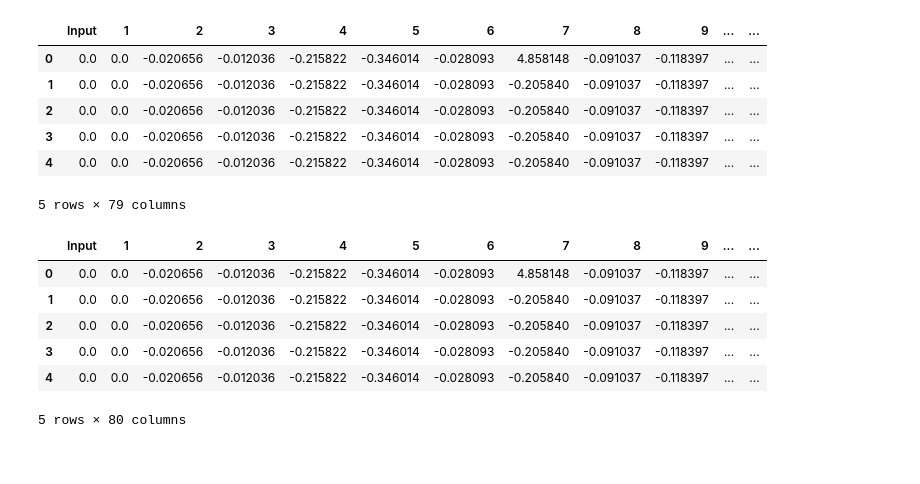
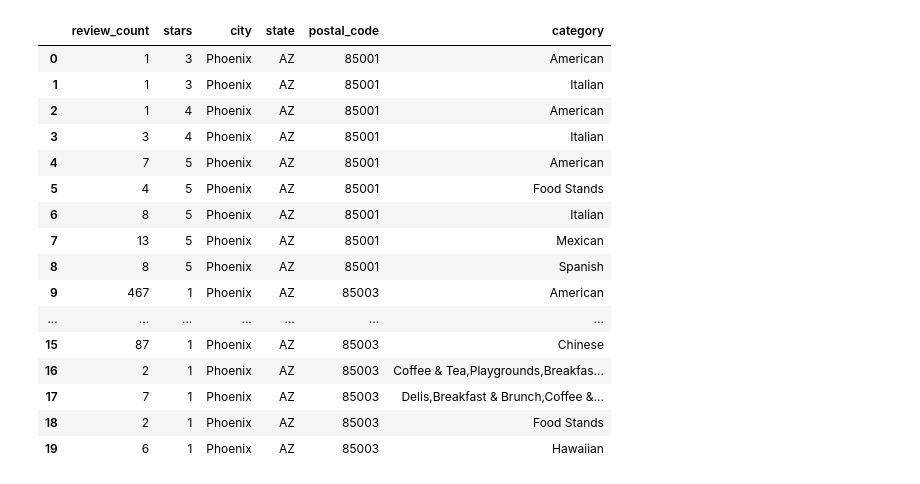
Before and after one commit to shaile09/Projects, a Jupyter notebook: YelpDeepLearning.ipynb, the cells around one changed output. Saved outputs shown, nothing was run; the diff lists cells and outputs as text; code cells hidden in the pictures.

```diff
--- a/YelpDeepLearning.ipynb
+++ b/YelpDeepLearning.ipynb
@@ -204,26 +21,24 @@ Output_df = Output_df.rename(columns={0:'Predition'})
-# %%
- X_df = pd.DataFrame(X_test_scaled)
- X_df = X_df.rename(columns={0:'Input'})
- X_df.head()
-# %% [output]
-|  | Input | 1 | 2 | 3 | 4 | 5 | 6 | 7 | 8 | 9 | ... | ... |
-| 0 | 0.0 | 0.0 | -0.020656 | -0.012036 | -0.215822 | -0.346014 | -0.028093 | 4.858148 | -0.091037 | -0.118397 | ... | ... |
-| 1 | 0.0 | 0.0 | -0.020656 | -0.012036 | -0.215822 | -0.346014 | -0.028093 | -0.205840 | -0.091037 | -0.118397 | ... | ... |
-| 2 | 0.0 | 0.0 | -0.020656 | -0.012036 | -0.215822 | -0.346014 | -0.028093 | -0.205840 | -0.091037 | -0.118397 | ... | ... |
-| 3 | 0.0 | 0.0 | -0.020656 | -0.012036 | -0.215822 | -0.346014 | -0.028093 | -0.205840 | -0.091037 | -0.118397 | ... | ... |
-| 4 | 0.0 | 0.0 | -0.020656 | -0.012036 | -0.215822 | -0.346014 | -0.028093 | -0.205840 | -0.091037 | -0.118397 | ... | ... |
-5 rows × 79 columns
-# %%
- X_df['Predition']=Output_df['Predition']
- X_df.head()
-# %% [output]
-|  | Input | 1 | 2 | 3 | 4 | 5 | 6 | 7 | 8 | 9 | ... | ... |
-| 0 | 0.0 | 0.0 | -0.020656 | -0.012036 | -0.215822 | -0.346014 | -0.028093 | 4.858148 | -0.091037 | -0.118397 | ... | ... |
-| 1 | 0.0 | 0.0 | -0.020656 | -0.012036 | -0.215822 | -0.346014 | -0.028093 | -0.205840 | -0.091037 | -0.118397 | ... | ... |
-| 2 | 0.0 | 0.0 | -0.020656 | -0.012036 | -0.215822 | -0.346014 | -0.028093 | -0.205840 | -0.091037 | -0.118397 | ... | ... |
-| 3 | 0.0 | 0.0 | -0.020656 | -0.012036 | -0.215822 | -0.346014 | -0.028093 | -0.205840 | -0.091037 | -0.118397 | ... | ... |
-| 4 | 0.0 | 0.0 | -0.020656 | -0.012036 | -0.215822 | -0.346014 | -0.028093 | -0.205840 | -0.091037 | -0.118397 | ... | ... |
-5 rows × 80 columns
 # %%
 from sqlalchemy.orm import Session
 session = Session(engine)
+# %%
+reviewsDF = pd.read_sql('select count(stars) review_count, stars,city,state,postal_code,category from reviews r, businesses b where b.business_id = r.business_id and length(postal_code)>0  group by stars,city,state,postal_code,category order by postal_code',engine)
+reviewsDF.head(n=20)
+# %% [output]
+|  | review_count | stars | city | state | postal_code | category |
+| 0 | 1 | 3 | Phoenix | AZ | 85001 | American |
+| 1 | 1 | 3 | Phoenix | AZ | 85001 | Italian |
+| 2 | 1 | 4 | Phoenix | AZ | 85001 | American |
+| 3 | 3 | 4 | Phoenix | AZ | 85001 | Italian |
+| 4 | 7 | 5 | Phoenix | AZ | 85001 | American |
+| 5 | 4 | 5 | Phoenix | AZ | 85001 | Food Stands |
+| 6 | 8 | 5 | Phoenix | AZ | 85001 | Italian |
+| 7 | 13 | 5 | Phoenix | AZ | 85001 | Mexican |
+| 8 | 8 | 5 | Phoenix | AZ | 85001 | Spanish |
+| 9 | 467 | 1 | Phoenix | AZ | 85003 | American |
+| ... | ... | ... | ... | ... | ... | ... |
+| 15 | 87 | 1 | Phoenix | AZ | 85003 | Chinese |
+| 16 | 2 | 1 | Phoenix | AZ | 85003 | Coffee & Tea,Playgrounds,Breakfas... |
+| 17 | 7 | 1 | Phoenix | AZ | 85003 | Delis,Breakfast & Brunch,Coffee &... |
+| 18 | 2 | 1 | Phoenix | AZ | 85003 | Food Stands |
+| 19 | 6 | 1 | Phoenix | AZ | 85003 | Hawaiian |
```
Also changed, not shown: parts of 62 cells of this notebook.
